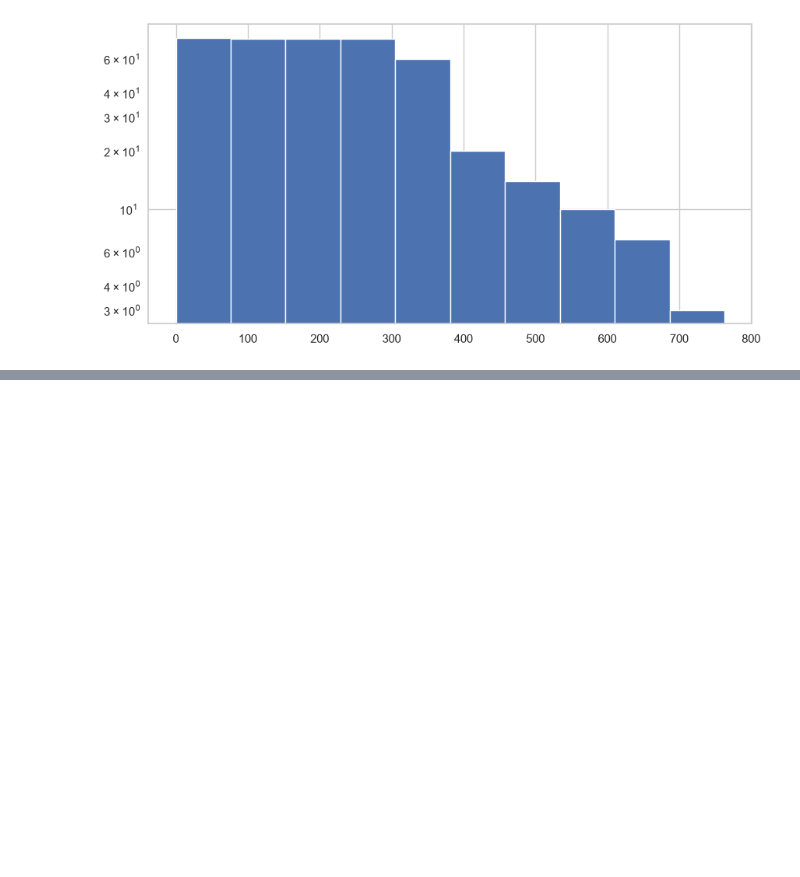
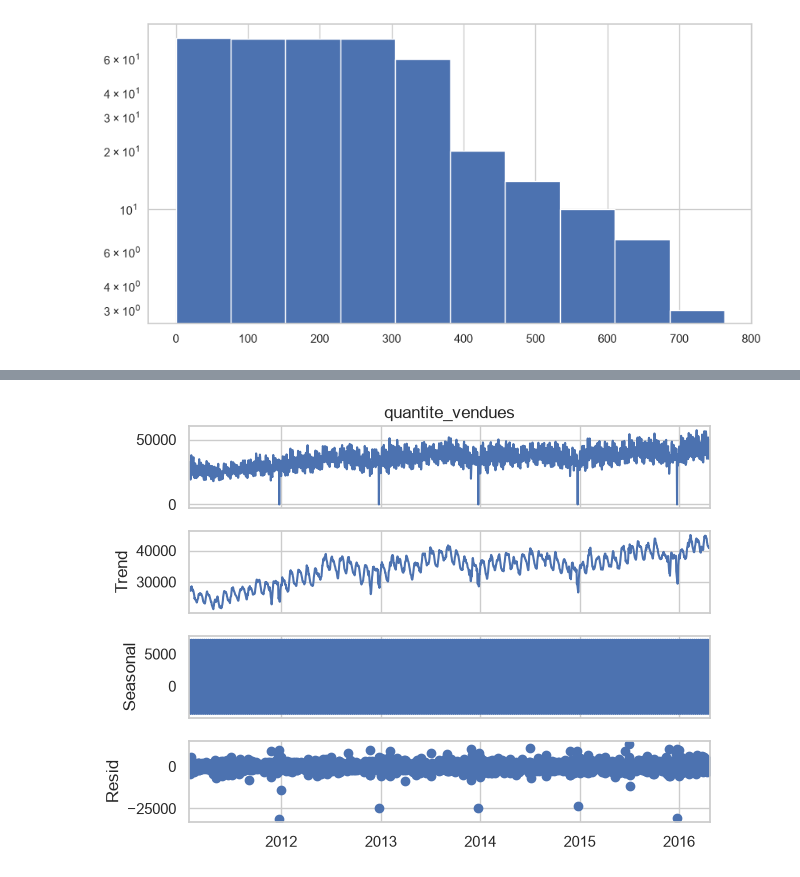
Before and after one commit to MohamedHD-debug/demand-forecasting, a Jupyter notebook: notebooks/EDA.ipynb, the cells around one changed output, grey strips where cells are left out. Drawn from its saved outputs; the diff is of its cells as text; code cells hidden in the pictures; blank space fills up the shorter version.

```diff
--- a/notebooks/EDA.ipynb
+++ b/notebooks/EDA.ipynb
@@ -118,0 +270,20 @@ plt.show()
+# %%
+daily_sales = (
+    quantite_per_day
+    .set_index("la_date")["quantite_vendues"]
+    .resample("D")
+    .sum()
+)
+
+decomp_weekly = seasonal_decompose(
+    daily_sales,
+    model="additive",
+    period=7
+)
+
+plt.Figure(figsize=(10,6))
+decomp_weekly.plot()
+plt.tight_layout()
+plt.show()
+# %% [output]
+[figure, added]
```
Also changed, not shown: parts of 46 cells of this notebook, 2 other files.
